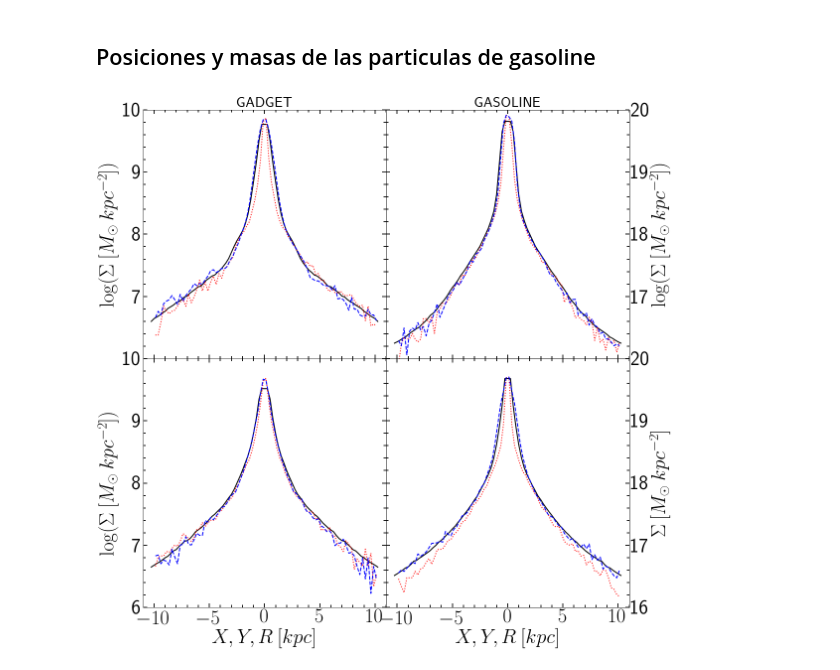
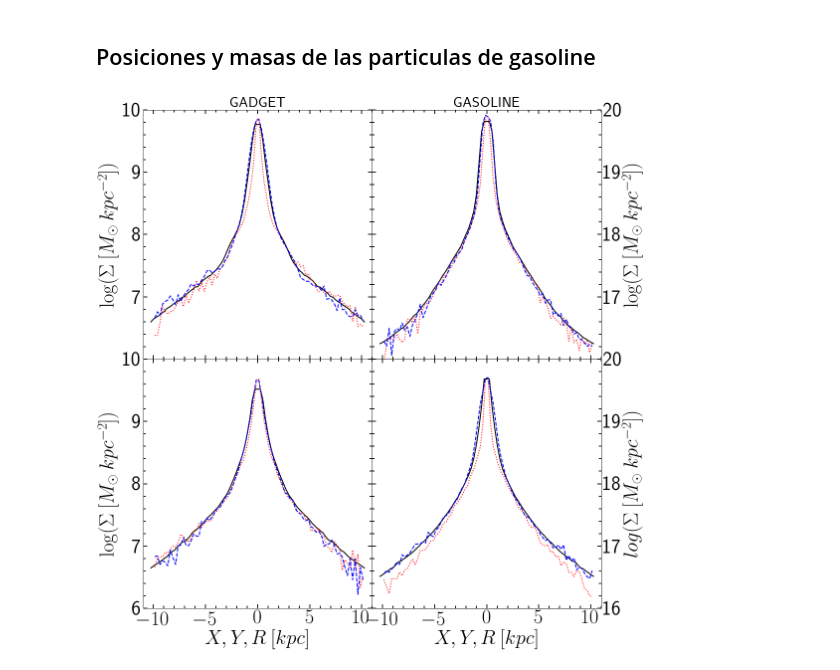
Before and after one commit to ornemarioni/Barras_GdGs, a Jupyter notebook: Barras_Gd/programs/perfiles_simulaciones.ipynb, the cells around one changed output. Saved outputs shown, nothing was run; the diff lists cells and outputs as text; code cells hidden in the pictures.

```diff
--- a/Barras_Gd/programs/perfiles_simulaciones.ipynb
+++ b/Barras_Gd/programs/perfiles_simulaciones.ipynb
@@ -369,7 +369,7 @@ from matplotlib.colors import LogNorm
 
 fig, ax = plt.subplots(nrows=2, ncols=2, figsize=(16, 16), sharex=True) #,sharey=True)#, sharex=True,
 #                        gridspec_kw = {'height_ratios':[2,1,2,1]})
-fig.subplots_adjust(bottom=0.08, left =0.1, right = 0.95, top = 0.95, wspace=0, hspace= 0)
+fig.subplots_adjust(bottom=0.08, left =0.1, right = 0.90, top = 0.95, wspace=0, hspace= 0)
 
 
 
@@ -454,32 +454,32 @@ ax[1,1].set_ylim(16,20)
 ax[1,1].set_yticks([16,17,18,19,20])
 ax[1,1].set_yticklabels([16,17,18,19,20])
 ax[1,1].set_yticklabels([])
 ax[1,1].set_xlabel(r'$X, Y, R\:[kpc]$', fontsize=40)
 ax[1,1].minorticks_on()
 ax[1,1].tick_params( labelsize=40)
 ax[1,1].tick_params('both', length=5, width=1.8,which='minor', direction='in', right='on',top='on')
 ax[1,1].tick_params('both', length=8, width=1.8,which='major', direction='in', right='on',top='on')
 # ax[1,1].text(-4, 4,'B', fontsize=30, color='yellow', ha='center', va='center')
 # ax[1,1].plot(0,0,'k+', markersize=20, color='k')
 
 ax11 = ax[1,1].twinx()
 # ax11.plot(bines, density_MWgs*1e10,'-', lw=2, color = 'k')
 # ax11.plot(abine, masay_MWgs*1e10/area_bines,':', lw=2, color = 'r')
 # ax11.plot(abine, masax_MWgs*1e10/area_bines,'--', lw=2, color = 'b')
 # ax[0,1].set_yticklabels([])
 ax11.set_ylim(16,20)
 ax11.set_yticks([16,17,18,19,20])
 ax11.set_yticklabels([16,17,18,19,20])
 ax11.minorticks_on()
 ax11.tick_params( labelsize=40)
 ax11.tick_params('both', length=5, width=1.8,which='minor', direction='in', right='on',top='on')
 ax11.tick_params('both', length=8, width=1.8,which='major', direction='in', right='on',top='on')
 # ax11.set_yscale('log')
-ax11.set_ylabel(r'$\Sigma \: [M_{\odot} \: kpc^{-2}]$',fontsize=40)
+ax11.set_ylabel(r'$log(\Sigma \: [M_{\odot} \: kpc^{-2}])$',fontsize=40)
 
 
 # fig.savefig('/home/ornela/overleaf/13216980csjxswjndpmj/Barras.pdf', dpi = 100, xxbox_inches='tight')
 fig.savefig('/home/omarioni/Barras_GdGs/Barras_Gd/_imagenes/perfiles.pdf', dpi = 100, xxbox_inches='tight')
 plt.show()
 # %% [output]
-[figure, old version]
+[figure, new version]
```
